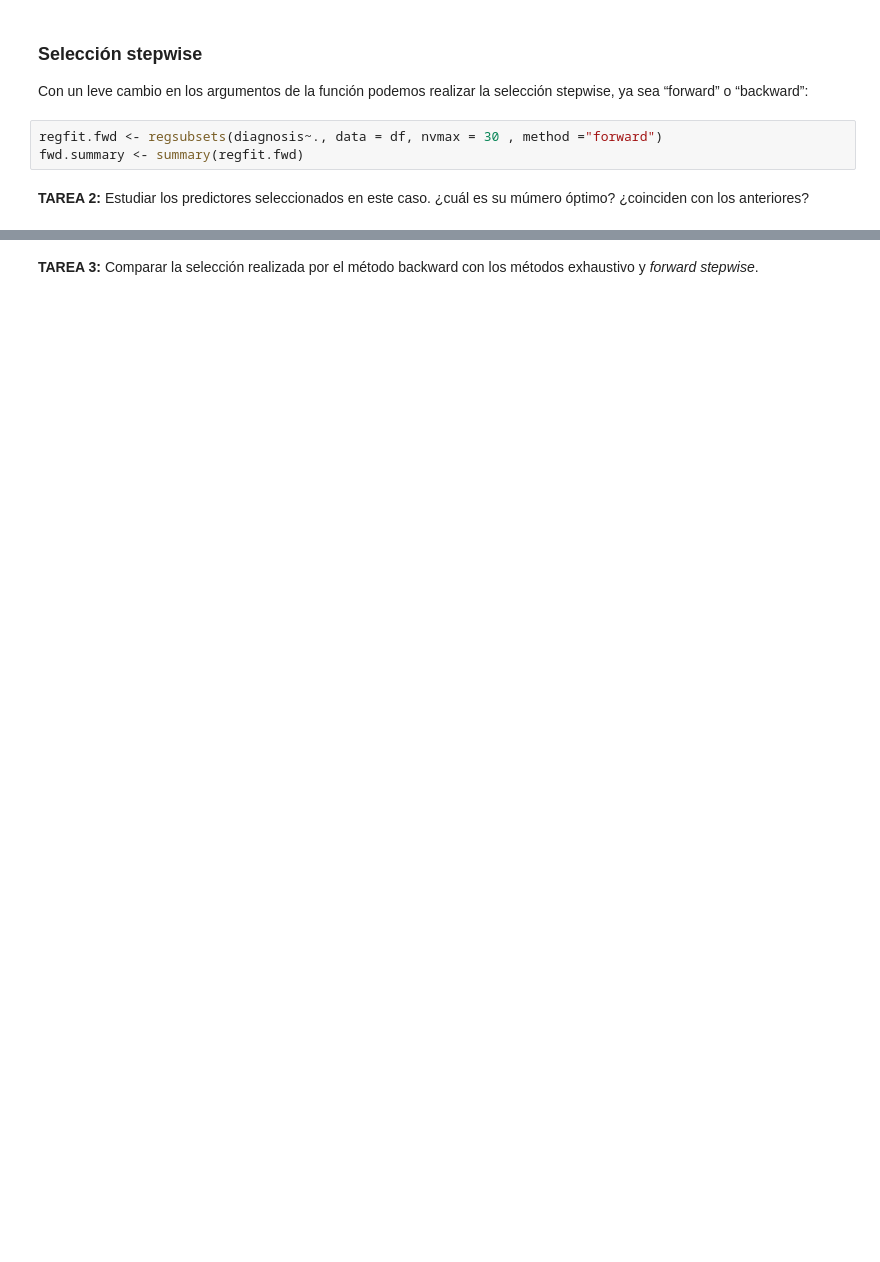
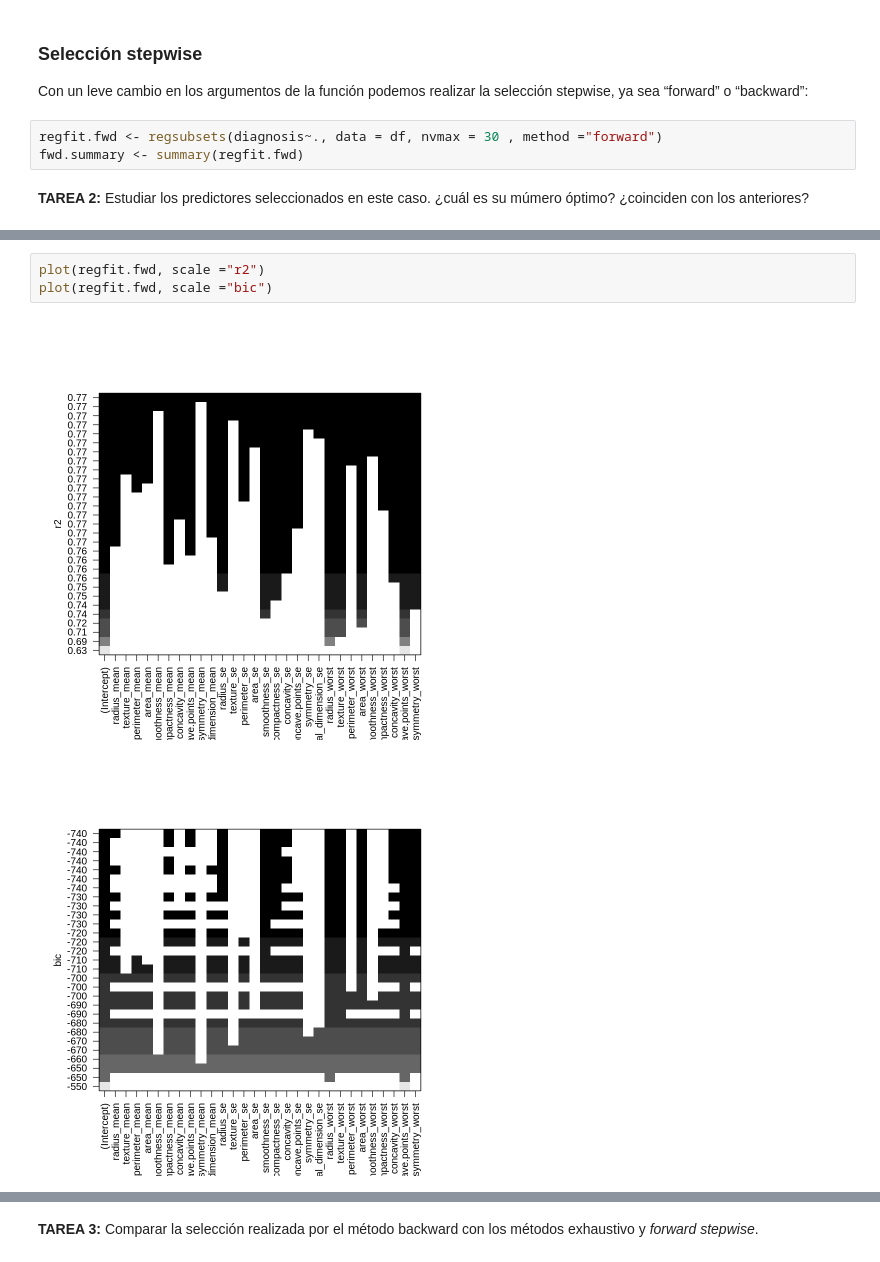
Before and after one commit to davemlz/Master_of_DataScience, a Jupyter notebook: Estadistica/Seleccion de variables y regularizacion 10/Seleccion_de_variables_y_regularizacion_BC.ipynb, the cells around one changed output, grey strips where cells are left out. Drawn from its saved outputs; the diff is of its cells as text; blank space fills up the shorter version.

```diff
--- a/Estadistica/Seleccion de variables y regularizacion 10/Seleccion_de_variables_y_regularizacion_BC.ipynb
+++ b/Estadistica/Seleccion de variables y regularizacion 10/Seleccion_de_variables_y_regularizacion_BC.ipynb
@@ -148,0 +225,6 @@ fwd.summary <- summary(regfit.fwd)
+# %%
+plot(regfit.fwd, scale ="r2")
+plot(regfit.fwd, scale ="bic")
+# %% [output]
+[figure, added]
+[figure, added]
```
Also changed, not shown: parts of 35 cells of this notebook.
